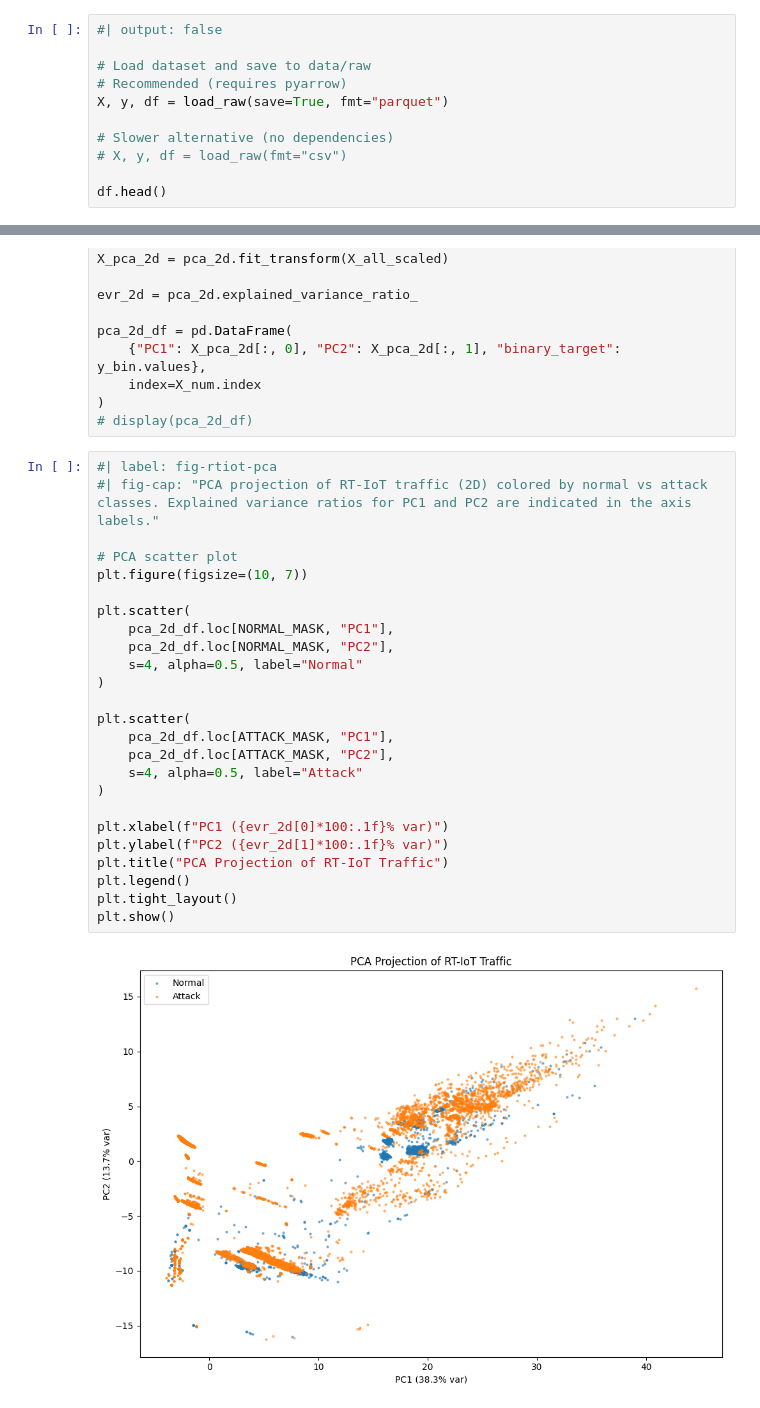
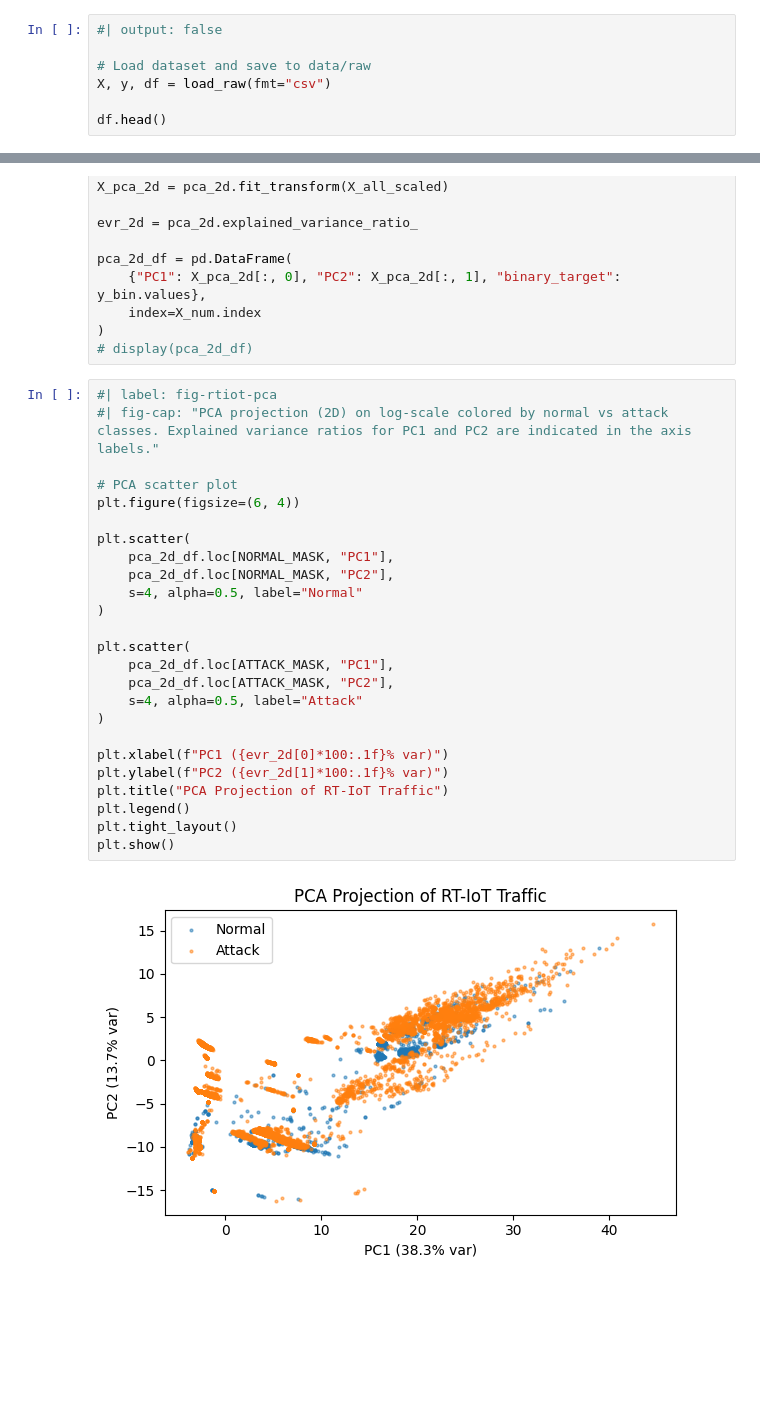
Before and after one commit to AnhJoe/Real-Time_IoT_2022_Quantized_Auto_Encoder, a Jupyter notebook: notebooks/01_eda.ipynb, the cells around one changed output, grey strips where cells are left out. Saved outputs shown, nothing was run; the diff lists cells and outputs as text; blank space fills up the shorter version.

```diff
--- a/notebooks/01_eda.ipynb
+++ b/notebooks/01_eda.ipynb
@@ -45,11 +40,7 @@ from statsmodels.stats.outliers_influence import variance_inflation_factor
 #| output: false
 
 # Load dataset and save to data/raw
-# Recommended (requires pyarrow)
-X, y, df = load_raw(save=True, fmt="parquet")
-
-# Slower alternative (no dependencies)
-# X, y, df = load_raw(fmt="csv")
+X, y, df = load_raw(fmt="csv")
 
 df.head()
 # %% [output]
@@ -776,30 +774,30 @@ pca_2d_df = pd.DataFrame(
 # display(pca_2d_df)
 # %%
 #| label: fig-rtiot-pca
-#| fig-cap: "PCA projection of RT-IoT traffic (2D) colored by normal vs attack classes. Explained variance ratios for PC1 and PC2 are indicated in the axis labels."
+#| fig-cap: "PCA projection (2D) on log-scale colored by normal vs attack classes. Explained variance ratios for PC1 and PC2 are indicated in the axis labels."
 
 # PCA scatter plot
-plt.figure(figsize=(10, 7))
+plt.figure(figsize=(6, 4))
 
 plt.scatter(
     pca_2d_df.loc[NORMAL_MASK, "PC1"],
     pca_2d_df.loc[NORMAL_MASK, "PC2"],
     s=4, alpha=0.5, label="Normal"
 )
 
 plt.scatter(
     pca_2d_df.loc[ATTACK_MASK, "PC1"],
     pca_2d_df.loc[ATTACK_MASK, "PC2"],
     s=4, alpha=0.5, label="Attack"
 )
 
 plt.xlabel(f"PC1 ({evr_2d[0]*100:.1f}% var)")
 plt.ylabel(f"PC2 ({evr_2d[1]*100:.1f}% var)")
 plt.title("PCA Projection of RT-IoT Traffic")
 plt.legend()
 plt.tight_layout()
 plt.show()
 # %% [output]
-[figure, old version]
+[figure, new version]
 # %%
 #| label: fig-rtiot-pca-variance
```
Also changed, not shown: parts of 19 cells of this notebook, 10 other files.
